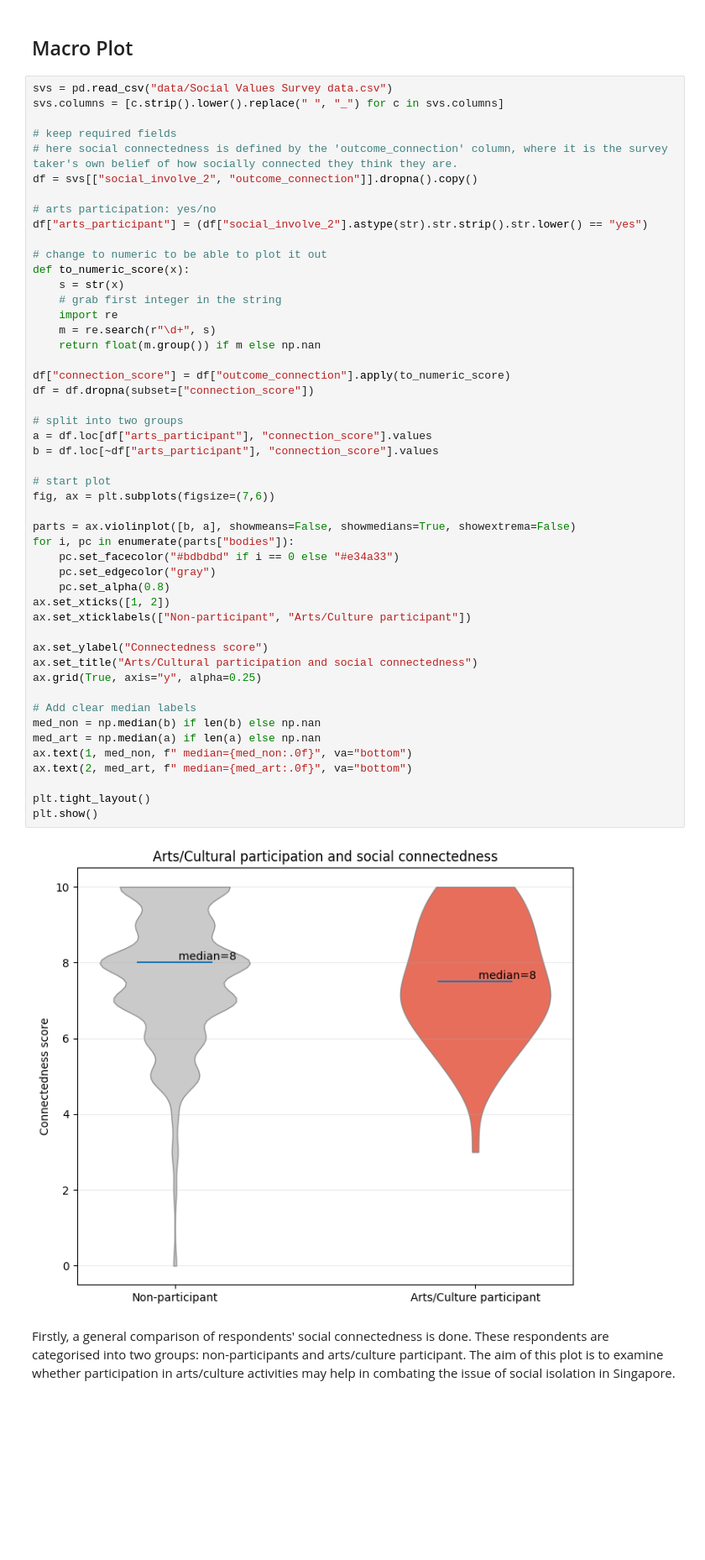
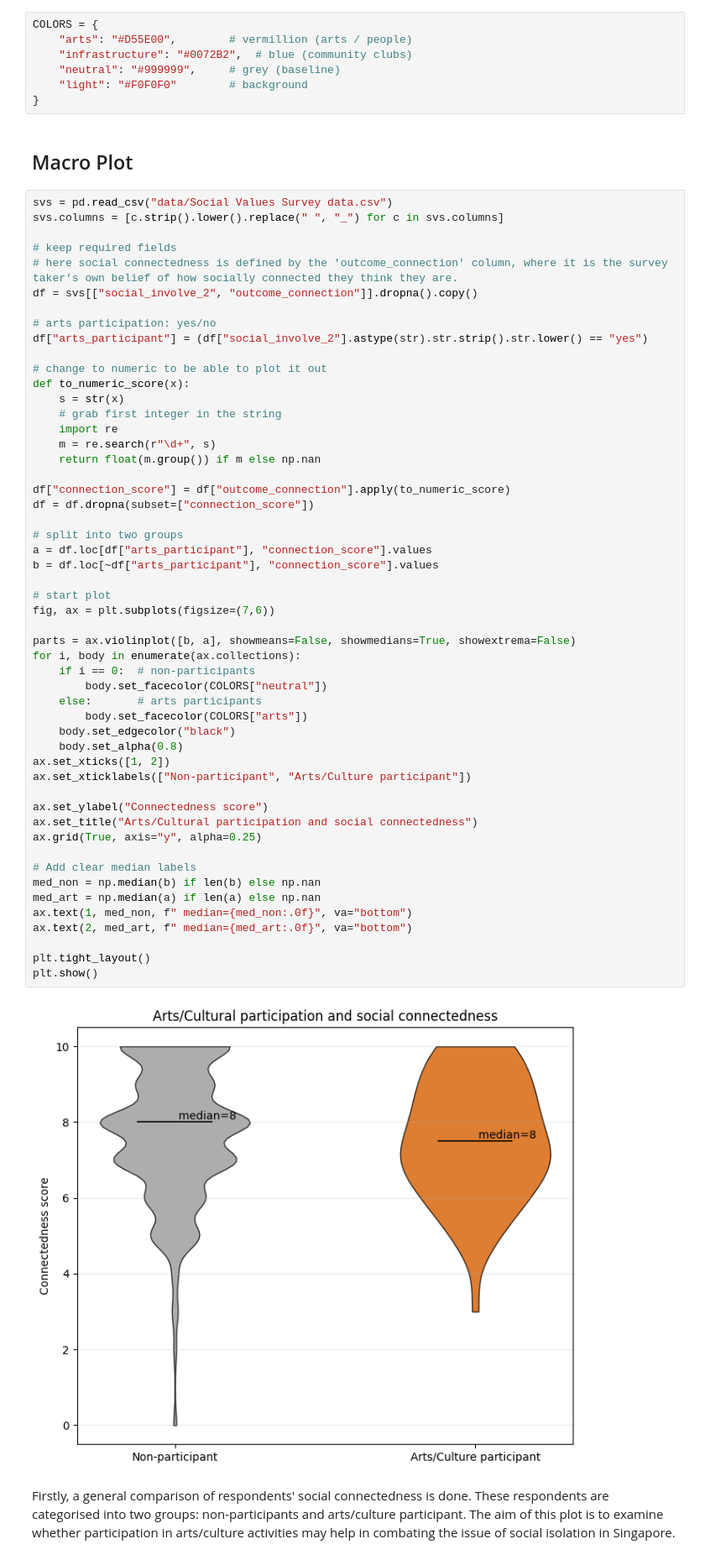
Before and after one commit to nodokak1/DSA4262, a Jupyter notebook: Assignment_1/diagrams.ipynb, the cells around one changed output. Shown at 84% size. Drawn from its saved outputs; the diff is of its cells as text; blank space fills up the shorter version.

```diff
--- a/Assignment_1/diagrams.ipynb
+++ b/Assignment_1/diagrams.ipynb
@@ -27,6 +27,13 @@ import matplotlib.pyplot as plt
 import matplotlib.patches as mpatches
 from matplotlib.patches import Polygon
 from matplotlib.path import Path
+# %%
+COLORS = {
+    "arts": "#D55E00",        # vermillion (arts / people)
+    "infrastructure": "#0072B2",  # blue (community clubs)
+    "neutral": "#999999",     # grey (baseline)
+    "light": "#F0F0F0"        # background
+}
 # %% [markdown]
 ## Macro Plot
 # %%
@@ -48,38 +55,41 @@ def to_numeric_score(x):
     m = re.search(r"\d+", s)
     return float(m.group()) if m else np.nan
 
 df["connection_score"] = df["outcome_connection"].apply(to_numeric_score)
 df = df.dropna(subset=["connection_score"])
 
 # split into two groups
 a = df.loc[df["arts_participant"], "connection_score"].values
 b = df.loc[~df["arts_participant"], "connection_score"].values
 
 # start plot
 fig, ax = plt.subplots(figsize=(7,6))
 
 parts = ax.violinplot([b, a], showmeans=False, showmedians=True, showextrema=False)
-for i, pc in enumerate(parts["bodies"]):
-    pc.set_facecolor("#bdbdbd" if i == 0 else "#e34a33")
-    pc.set_edgecolor("gray")
-    pc.set_alpha(0.8)
+for i, body in enumerate(ax.collections):
+    if i == 0:  # non-participants
+        body.set_facecolor(COLORS["neutral"])
+    else:       # arts participants
+        body.set_facecolor(COLORS["arts"])
+    body.set_edgecolor("black")
+    body.set_alpha(0.8)
 ax.set_xticks([1, 2])
 ax.set_xticklabels(["Non-participant", "Arts/Culture participant"])
 
 ax.set_ylabel("Connectedness score")
 ax.set_title("Arts/Cultural participation and social connectedness")
 ax.grid(True, axis="y", alpha=0.25)
 
 # Add clear median labels
 med_non = np.median(b) if len(b) else np.nan
 med_art = np.median(a) if len(a) else np.nan
 ax.text(1, med_non, f" median={med_non:.0f}", va="bottom")
 ax.text(2, med_art, f" median={med_art:.0f}", va="bottom")
 
 plt.tight_layout()
 plt.show()
 # %% [output]
-[figure, old version]
+[figure, new version]
 # %% [markdown]
 Firstly, a general comparison of respondents' social connectedness is done. These respondents are categorised into two groups: non-participants and arts/culture participant. The aim of this plot is to examine whether participation in arts/culture activities may help in combating the issue of social isolation in Singapore.
 # %% [markdown]
```
Also changed, not shown: parts of 5 cells of this notebook.
